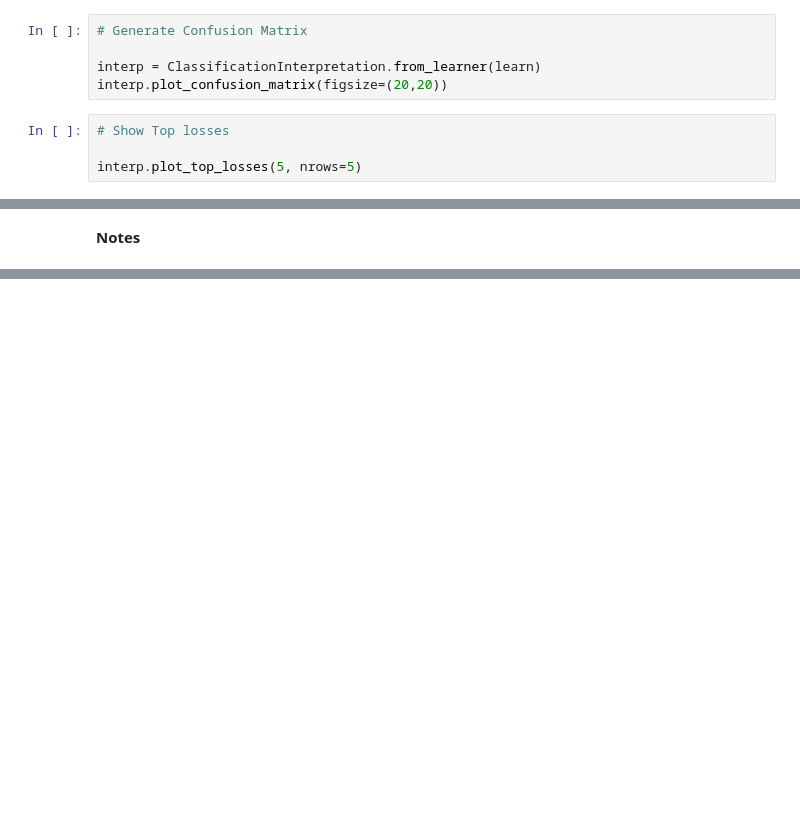
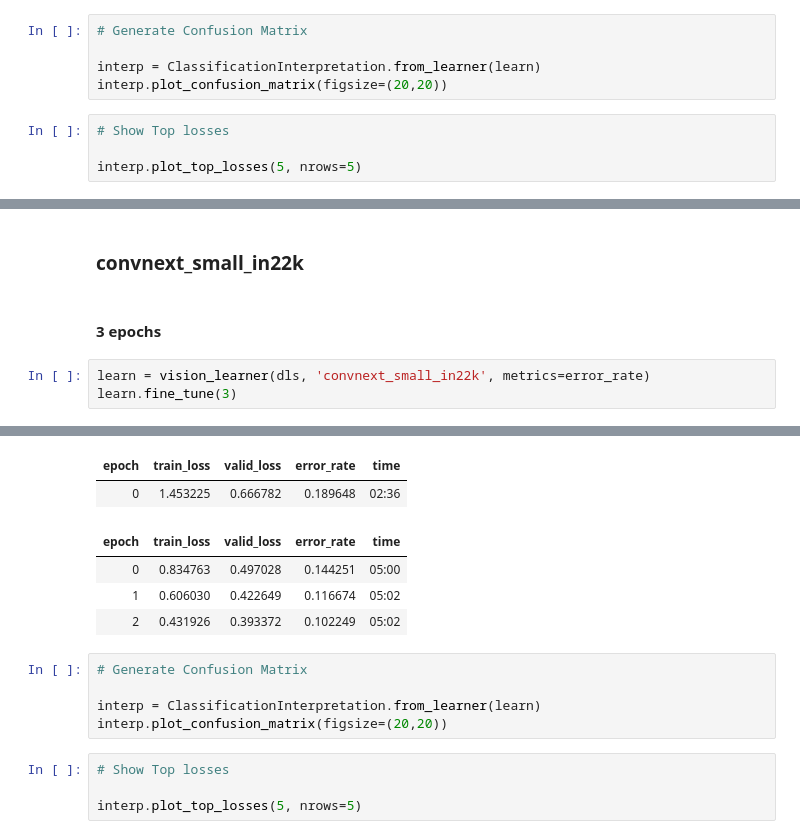
Before and after one commit to jeffvestal/bird_image_identifier, a Jupyter notebook: bird_identifier_v2_ipynb.ipynb, the cells around one changed output, grey strips where cells are left out. Drawn from its saved outputs; the diff is of its cells as text; blank space fills up the shorter version.

Commit message:
added convnext tiny and small

```diff
--- a/bird_identifier_v2_ipynb.ipynb
+++ b/bird_identifier_v2_ipynb.ipynb
@@ -258,2 +297,8 @@ print(f"Probability it's a that: {probs2[0]:.10f}")
 # %% [markdown]
-**Notes**
+### convnext_small_in22k
+# %% [markdown]
+#### 3 epochs
+# %%
+learn = vision_learner(dls, 'convnext_small_in22k', metrics=error_rate)
+learn.fine_tune(3)
+# %% [output]
@@ -259,0 +306,15 @@ print(f"Probability it's a that: {probs2[0]:.10f}")
+| epoch | train_loss | valid_loss | error_rate | time |
+| 0 | 1.453225 | 0.666782 | 0.189648 | 02:36 |
+| epoch | train_loss | valid_loss | error_rate | time |
+| 0 | 0.834763 | 0.497028 | 0.144251 | 05:00 |
+| 1 | 0.606030 | 0.422649 | 0.116674 | 05:02 |
+| 2 | 0.431926 | 0.393372 | 0.102249 | 05:02 |
+# %%
+# Generate Confusion Matrix
+
+interp = ClassificationInterpretation.from_learner(learn)
+interp.plot_confusion_matrix(figsize=(20,20))
+# %%
+# Show Top losses
+
+interp.plot_top_losses(5, nrows=5)
```
Also changed, not shown: parts of 16 cells of this notebook.
